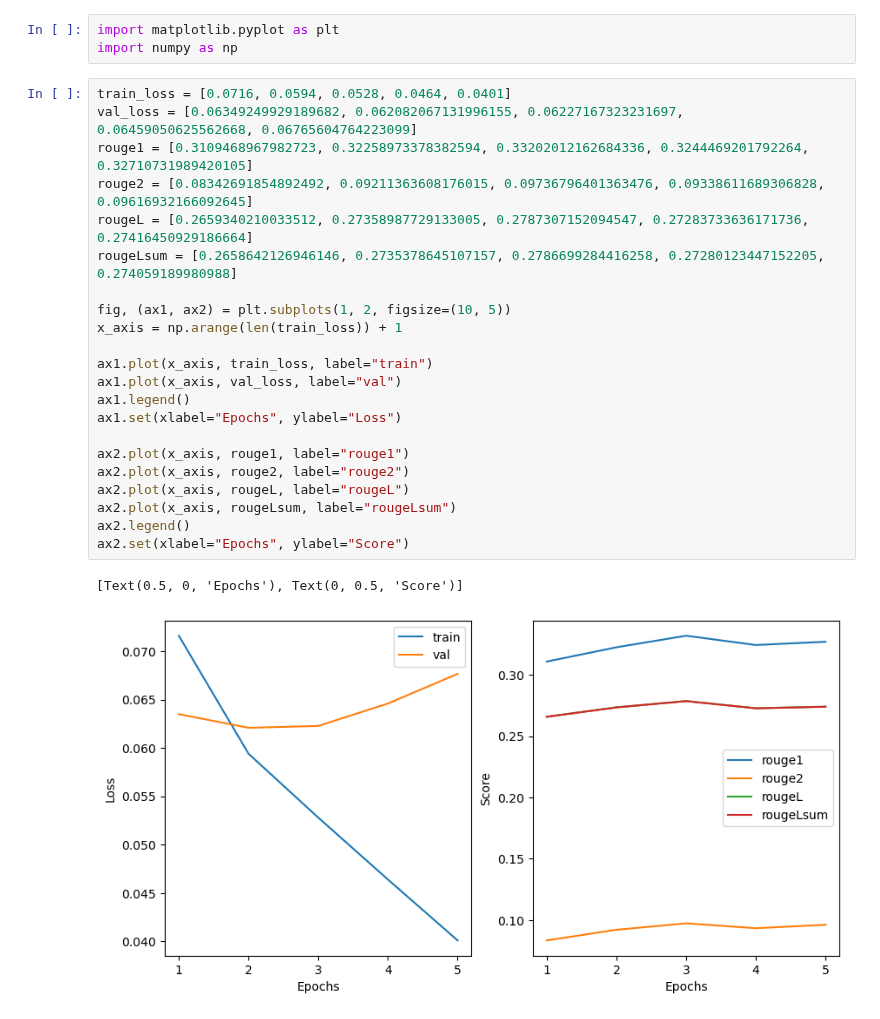
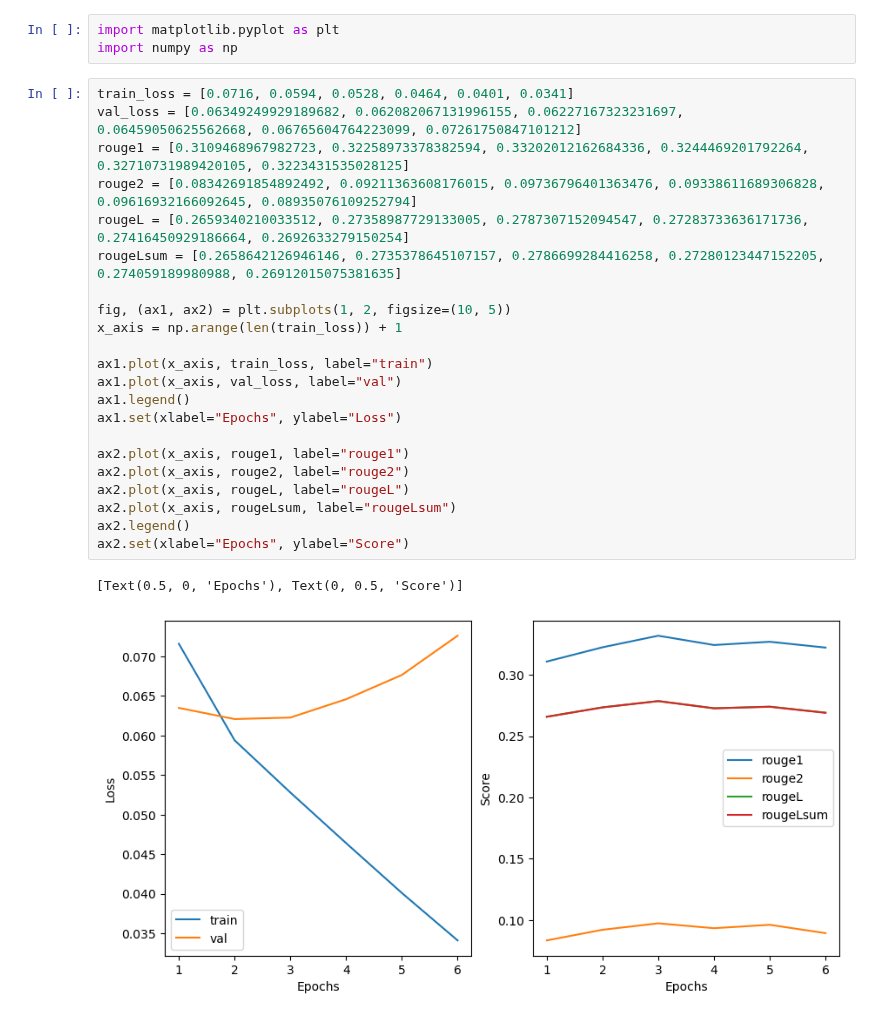
Before and after one commit to Neleac/SpaceTimeGPT, a Jupyter notebook: train_plots.ipynb, the cells around one changed output. Cells and saved outputs as stored; diff of their text form.

```diff
--- a/train_plots.ipynb
+++ b/train_plots.ipynb
@@ -2,27 +2,27 @@
 import matplotlib.pyplot as plt
 import numpy as np
 # %%
-train_loss = [0.0716, 0.0594, 0.0528, 0.0464, 0.0401]
-val_loss = [0.06349249929189682, 0.062082067131996155, 0.06227167323231697, 0.06459050625562668, 0.06765604764223099]
-rouge1 = [0.3109468967982723, 0.32258973378382594, 0.33202012162684336, 0.3244469201792264, 0.32710731989420105]
-rouge2 = [0.08342691854892492, 0.09211363608176015, 0.09736796401363476, 0.09338611689306828, 0.09616932166092645]
-rougeL = [0.2659340210033512, 0.27358987729133005, 0.2787307152094547, 0.27283733636171736, 0.27416450929186664]
-rougeLsum = [0.2658642126946146, 0.2735378645107157, 0.2786699284416258, 0.27280123447152205, 0.274059189980988]
+train_loss = [0.0716, 0.0594, 0.0528, 0.0464, 0.0401, 0.0341]
+val_loss = [0.06349249929189682, 0.062082067131996155, 0.06227167323231697, 0.06459050625562668, 0.06765604764223099, 0.07261750847101212]
+rouge1 = [0.3109468967982723, 0.32258973378382594, 0.33202012162684336, 0.3244469201792264, 0.32710731989420105, 0.3223431535028125]
+rouge2 = [0.08342691854892492, 0.09211363608176015, 0.09736796401363476, 0.09338611689306828, 0.09616932166092645, 0.08935076109252794]
+rougeL = [0.2659340210033512, 0.27358987729133005, 0.2787307152094547, 0.27283733636171736, 0.27416450929186664, 0.2692633279150254]
+rougeLsum = [0.2658642126946146, 0.2735378645107157, 0.2786699284416258, 0.27280123447152205, 0.274059189980988, 0.26912015075381635]
 
 fig, (ax1, ax2) = plt.subplots(1, 2, figsize=(10, 5))
 x_axis = np.arange(len(train_loss)) + 1
 
 ax1.plot(x_axis, train_loss, label="train")
 ax1.plot(x_axis, val_loss, label="val")
 ax1.legend()
 ax1.set(xlabel="Epochs", ylabel="Loss")
 
 ax2.plot(x_axis, rouge1, label="rouge1")
 ax2.plot(x_axis, rouge2, label="rouge2")
 ax2.plot(x_axis, rougeL, label="rougeL")
 ax2.plot(x_axis, rougeLsum, label="rougeLsum")
 ax2.legend()
 ax2.set(xlabel="Epochs", ylabel="Score")
 # %% [output]
 [Text(0.5, 0, 'Epochs'), Text(0, 0.5, 'Score')]
-[figure, old version]
+[figure, new version]
```
Also changed, not shown: 6 other files.
